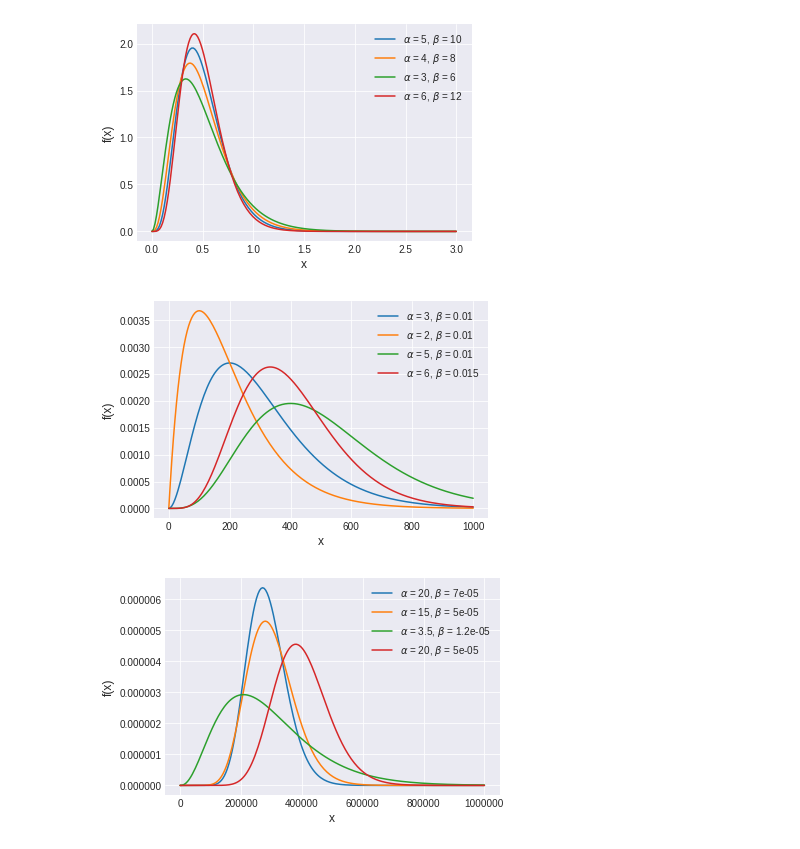
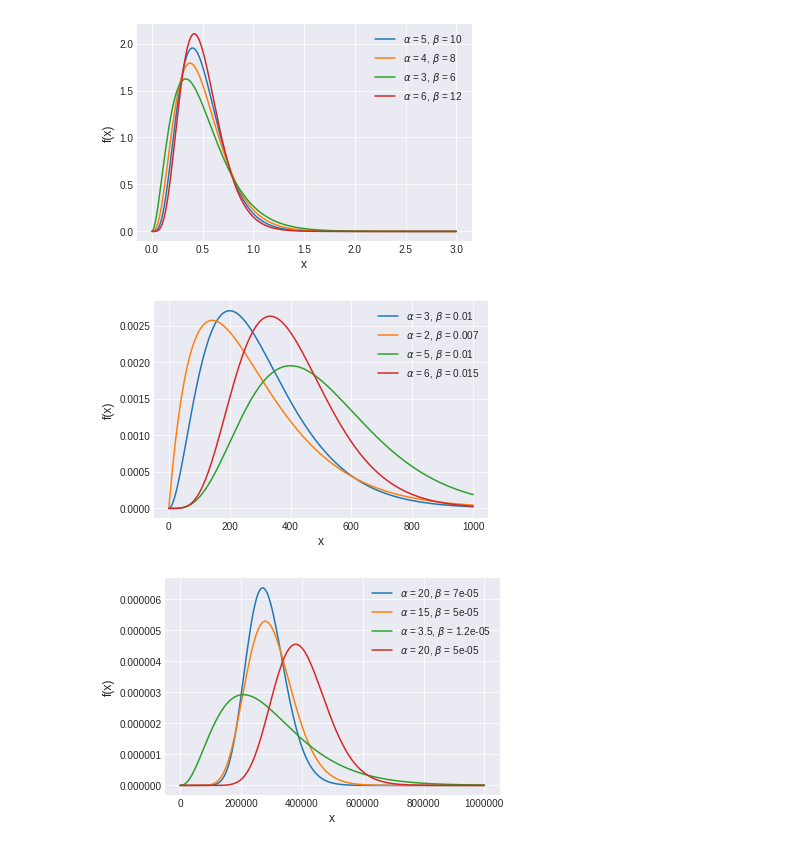
Before and after one commit to Mind-The-Data/GaussianProcess, a Jupyter notebook: PriorAnalysis.ipynb, the cells around one changed output. Cells and saved outputs as stored; diff of their text form; code cells hidden in the pictures.

```diff
--- a/PriorAnalysis.ipynb
+++ b/PriorAnalysis.ipynb
@@ -25,19 +25,20 @@ plt.show()
 # %%
 # lengthscale param ls
 # 100-1000
+# I like 2, .007
 plt.style.use('seaborn-darkgrid')
 x = np.linspace(0, 1000, 200)
 alphas = [3, 2, 5, 6]
-betas = [.01, .01, .01, .015]
+betas = [.01, .007, .01, .015]
 for a, b in zip(alphas, betas):
     pdf = st.gamma.pdf(x, a, scale=1/b, loc=0)
     plt.plot(x, pdf, label=r'$\alpha$ = {}, $\beta$ = {}'.format(a, b))
 plt.xlabel('x', fontsize=12)
 plt.ylabel('f(x)', fontsize=12)
 plt.legend(loc=1)
 plt.show()
 # %% [output]
-[figure, old version]
+[figure, new version]
 # %%
 # lengthscale param lsq
 # 100**2-1000**2
```
Also changed, not shown: 2 other files.
